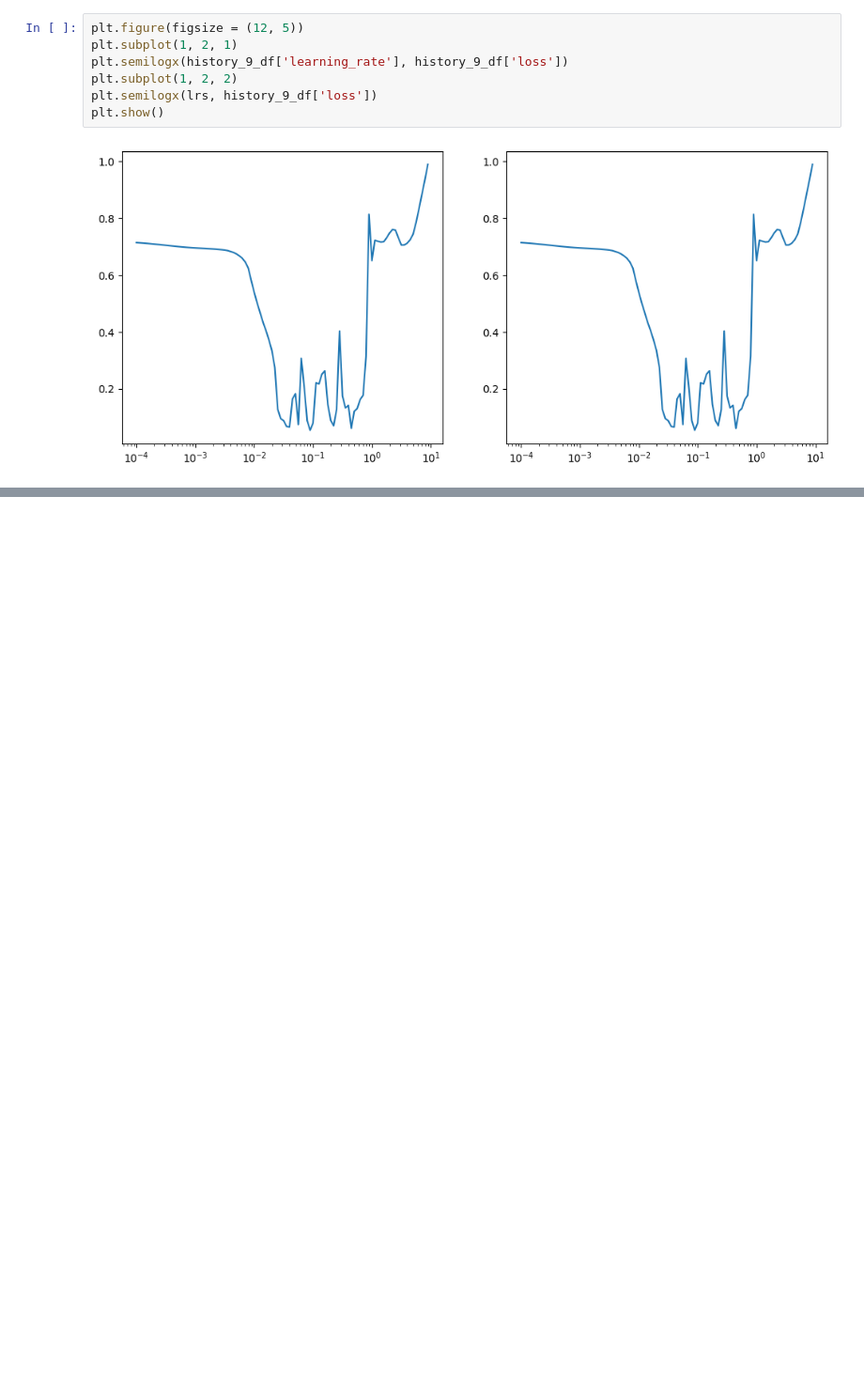
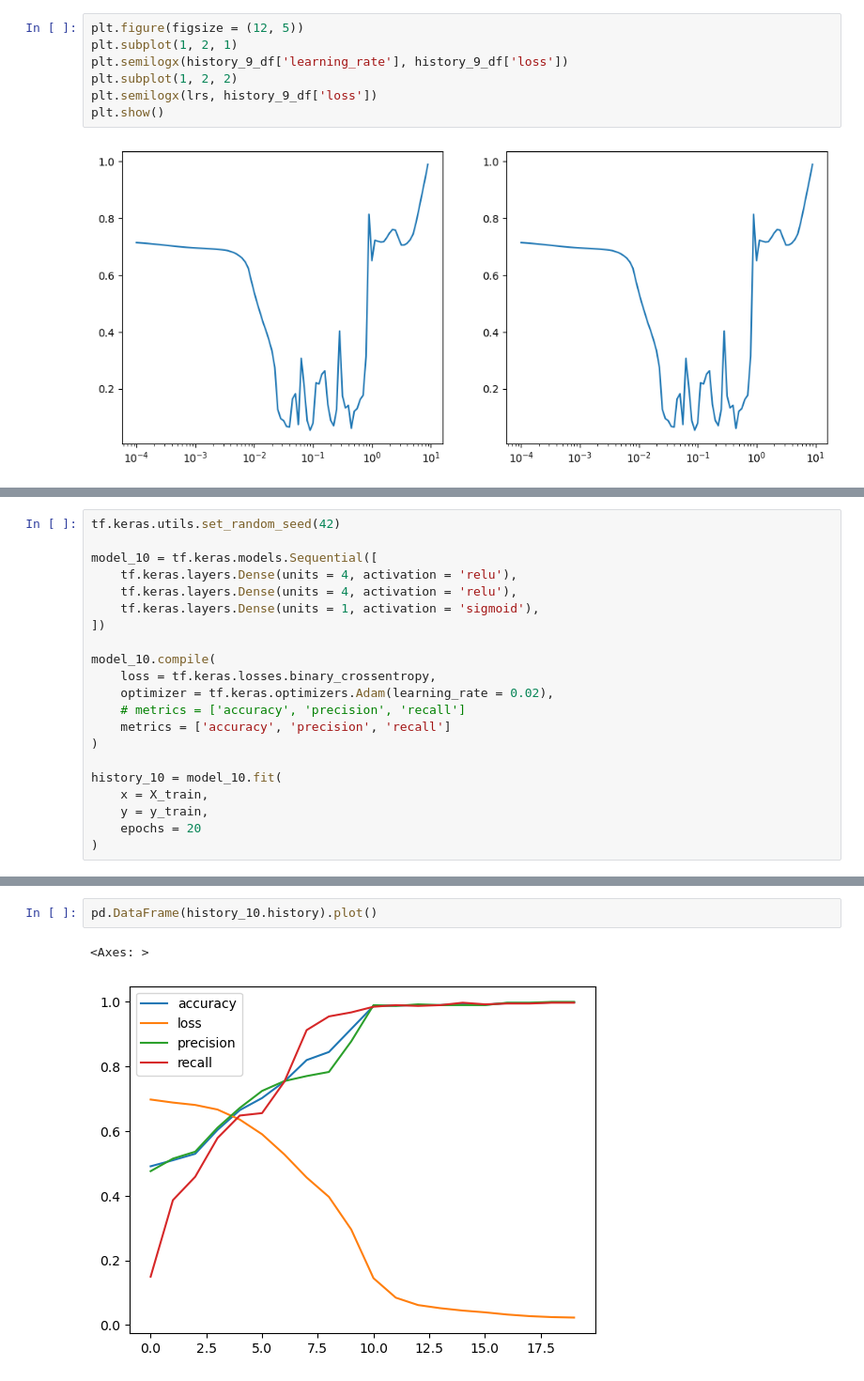
Before and after one commit to alchemistbg/udemy-tensorflow-developer-certificate-bootcamp, a Jupyter notebook: Section-04/Classification_with_tensorflow.ipynb, the cells around one changed output, grey strips where cells are left out. Shown at 94% size. Saved outputs shown, nothing was run; the diff lists cells and outputs as text; blank space fills up the shorter version.

```diff
--- a/Section-04/Classification_with_tensorflow.ipynb
+++ b/Section-04/Classification_with_tensorflow.ipynb
@@ -813,0 +797,21 @@ array([1.00000000e-04, 1.12201845e-04, 1.25892541e-04, 1.41253754e-04,
+# %%
+tf.keras.utils.set_random_seed(42)
+
+model_10 = tf.keras.models.Sequential([
+    tf.keras.layers.Dense(units = 4, activation = 'relu'),
+    tf.keras.layers.Dense(units = 4, activation = 'relu'),
+    tf.keras.layers.Dense(units = 1, activation = 'sigmoid'),
+])
+
+model_10.compile(
+    loss = tf.keras.losses.binary_crossentropy,
+    optimizer = tf.keras.optimizers.Adam(learning_rate = 0.02),
+    # metrics = ['accuracy', 'precision', 'recall']
+    metrics = ['accuracy', 'precision', 'recall']
+)
+
+history_10 = model_10.fit(
+    x = X_train,
+    y = y_train,
+    epochs = 20
+)
@@ -813,0 +836,5 @@ array([1.00000000e-04, 1.12201845e-04, 1.25892541e-04, 1.41253754e-04,
+# %%
+pd.DataFrame(history_10.history).plot()
+# %% [output]
+<Axes: >
+[figure, added]
```
Also changed, not shown: parts of 32 cells of this notebook.
